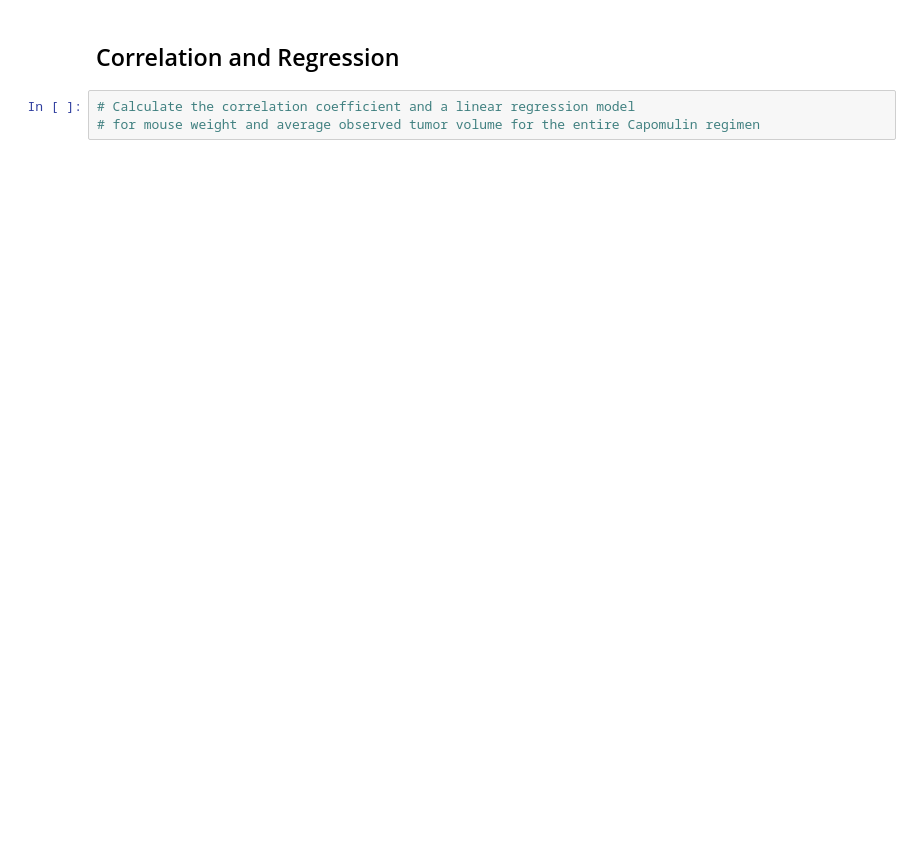
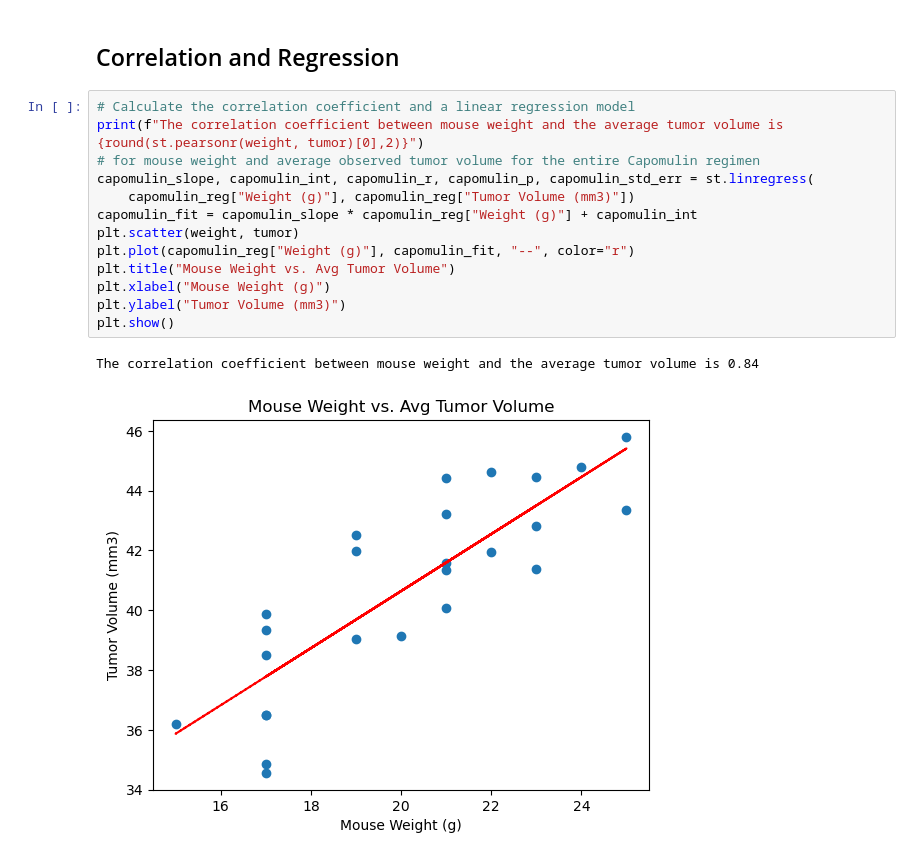
Before and after one commit to Grisy-98/data-visualization-challenge, a Jupyter notebook: Pymaceuticals/pymaceuticals.ipynb, the cells around one changed output. Saved outputs shown, nothing was run; the diff lists cells and outputs as text; blank space fills up the shorter version.

```diff
--- a/Pymaceuticals/pymaceuticals_starter.ipynb
+++ b/Pymaceuticals/pymaceuticals.ipynb
@@ -292,5 +326,18 @@ Ceftamin has no potential outliers
 # %% [markdown]
 ## Correlation and Regression
-# %%
-# Calculate the correlation coefficient and a linear regression model
-# for mouse weight and average observed tumor volume for the entire Capomulin regimen
+# %%
+# Calculate the correlation coefficient and a linear regression model
+print(f"The correlation coefficient between mouse weight and the average tumor volume is {round(st.pearsonr(weight, tumor)[0],2)}")
+# for mouse weight and average observed tumor volume for the entire Capomulin regimen
+capomulin_slope, capomulin_int, capomulin_r, capomulin_p, capomulin_std_err = st.linregress(
+    capomulin_reg["Weight (g)"], capomulin_reg["Tumor Volume (mm3)"])
+capomulin_fit = capomulin_slope * capomulin_reg["Weight (g)"] + capomulin_int
+plt.scatter(weight, tumor)
+plt.plot(capomulin_reg["Weight (g)"], capomulin_fit, "--", color="r")
+plt.title("Mouse Weight vs. Avg Tumor Volume")
+plt.xlabel("Mouse Weight (g)")
+plt.ylabel("Tumor Volume (mm3)")
+plt.show()
+# %% [output]
+The correlation coefficient between mouse weight and the average tumor volume is 0.84
+[figure, added]
```
Also changed, not shown: parts of 7 cells of this notebook.
